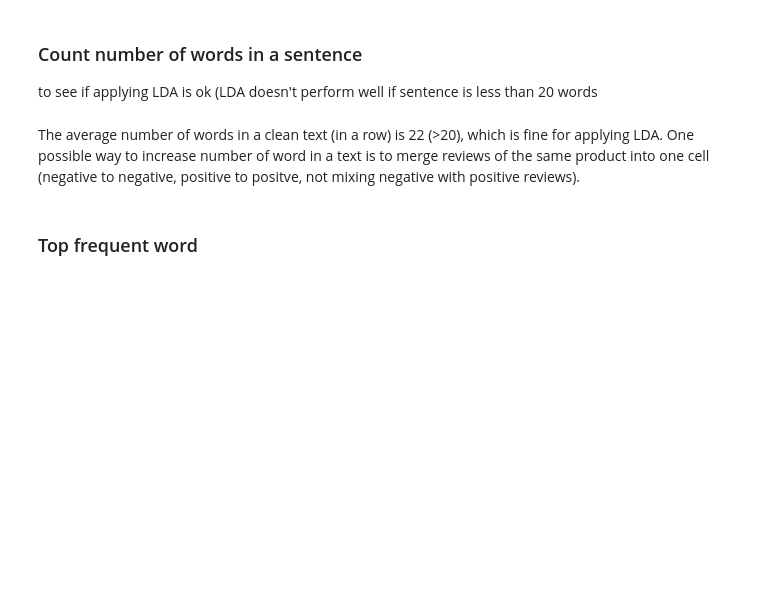
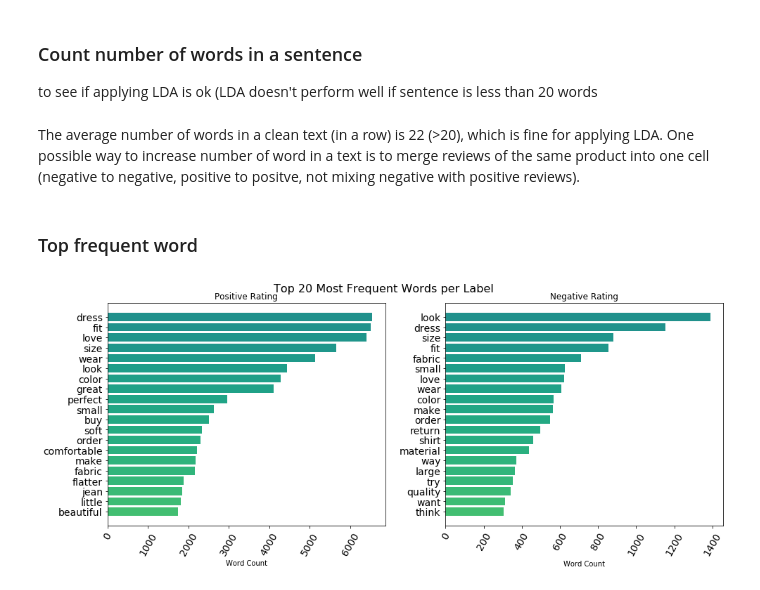
Before and after one commit to loandangnt/women-clothing, a Jupyter notebook: women_clothing_data_exploration.ipynb, the cells around one changed output. Cells and saved outputs as stored; diff of their text form; code cells hidden in the pictures; blank space fills up the shorter version.

```diff
--- a/women_clothing_data_exploration.ipynb
+++ b/women_clothing_data_exploration.ipynb
@@ -548,5 +461,92 @@ import re
 cv=CountVectorizer(max_df=0.8,stop_words=stop_words,
                    max_features=10000, ngram_range=(1,3))
 
-corpus = df2['Review_Text_cleaned'].tolist()
+corpus = df['Review_Text_cleaned'].tolist()
 X=cv.fit_transform(corpus)
+# %%
+# Import libraries
+import pandas as pd
+import numpy as np
+from plotly import __version__
+%matplotlib inline
+import cufflinks as cf
+from plotly.offline import download_plotlyjs, init_notebook_mode, plot, iplot
+init_notebook_mode(connected=True)
+
+init_notebook_mode(connected=True)
+cf.go_offline()
+
+
+def get_top_n_words(corpus, n=None):
+    vec = CountVectorizer(stop_words = 'english').fit(corpus)
+    bag_of_words = vec.transform(corpus)
+    sum_words = bag_of_words.sum(axis=0)
+    words_freq = [(word, sum_words[0, idx]) for word, idx in vec.vocabulary_.items()]
+    words_freq =sorted(words_freq, key = lambda x: x[1], reverse=True)
+    return words_freq[:n]
+
+
+
+
+processed_data1=pos_rating['tokens'].values.tolist()
+flat_data1 = [item for sublist in processed_data1 for item in sublist]
+
+processed_data2=neg_rating['tokens'].values.tolist()
+flat_data2 = [item for sublist in processed_data2 for item in sublist]
+
+common_words1 = get_top_n_words(flat_data1, 20)
+# for word, freq in common_words1:
+#     print(word, freq)
+a = pd.DataFrame(common_words1, columns = ['ReviewText' , 'count'])
+b = a.groupby('ReviewText').sum()['count'].reset_index().sort_values(by='count',ascending=False)
+
+
+common_words2 = get_top_n_words(flat_data2, 20)
+# for word, freq in common_words2:
+#     print(word, freq)
+aa = pd.DataFrame(common_words2, columns = ['ReviewText' , 'count'])
+bb = aa.groupby('ReviewText').sum()['count'].reset_index().sort_values(by='count',ascending=False)
+
+
+
+
+# set the color of the bar graphs
+from matplotlib import cm
+
+color = cm.viridis(np.linspace(.5,.8, 30))
+
+
+new_figure = plt.figure(figsize=(14,6))
+
+ax = new_figure.add_subplot(121)
+ax.invert_yaxis()
+
+ax2 = new_figure.add_subplot(122)
+ax2.invert_yaxis()
+
+# generating a bar chart on each axes
+# b.iplot(kind='bar', yTitle='Count', linecolor='black', ax=ax,
+#           title='Positive Rating')
+
+# bb.iplot(kind='bar', yTitle='Count', linecolor='black', ax=ax2,
+#           title='Negative Rating')
+
+ax.barh(b['ReviewText'], b['count'],color=color)
+ax2.barh(bb['ReviewText'], bb['count'],color=color)
+
+ax.title.set_text('Positive Rating')
+ax2.title.set_text('Negative Rating')
+
+for ax in new_figure.axes:
+    plt.sca(ax)
+    plt.xticks(rotation=60, fontsize=14)
+    plt.xlabel("Word Count")
+    plt.yticks(fontsize=14)
+plt.tight_layout(pad=2)
+
+new_figure.suptitle('Top 20 Most Frequent Words per Label', fontsize=16)
+
+# plt.savefig('../visualizations/label_word_count_y.png', bbox_inches = "tight", pad_inches=.5)
+plt.show()
+# %% [output]
+[figure, added]
```
Also changed, not shown: parts of 78 cells of this notebook.
